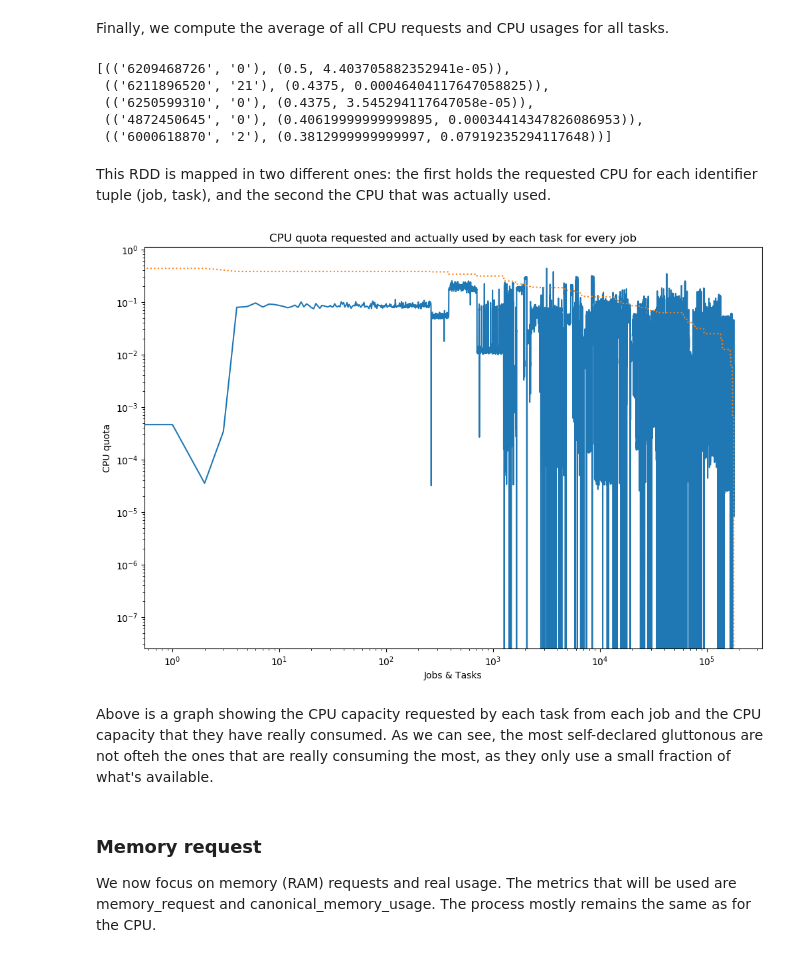
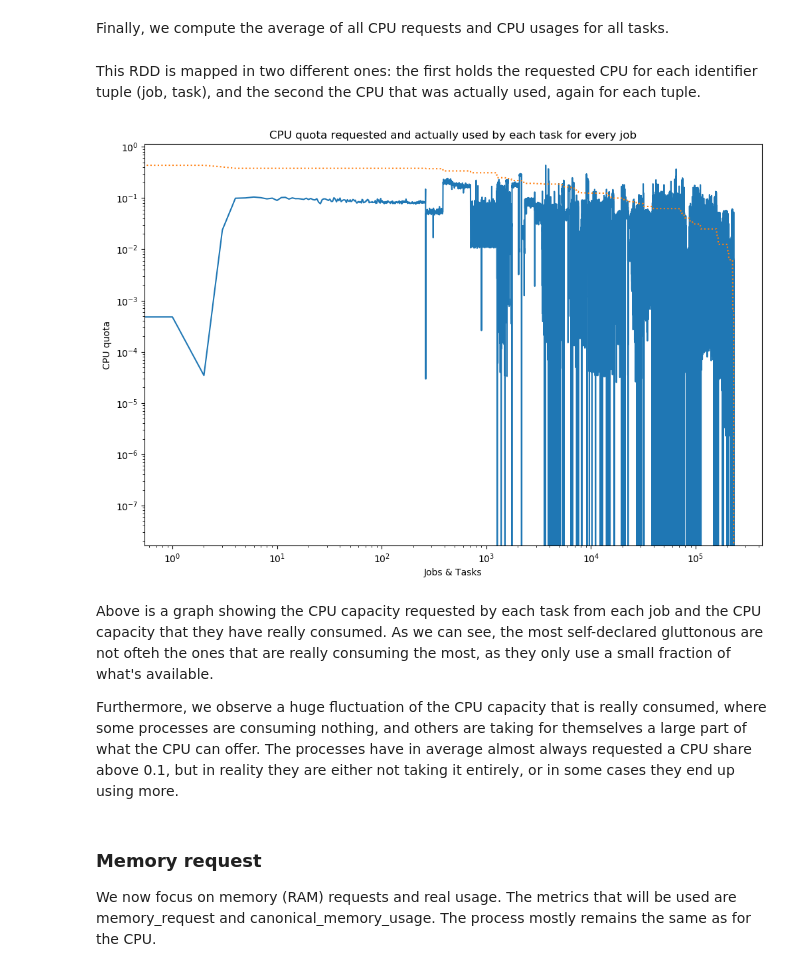
Before and after one commit to templierw/spark_lab, a Jupyter notebook: lab.ipynb, the cells around one changed output. Cells and saved outputs as stored; diff of their text form; code cells hidden in the pictures.

```diff
--- a/lab.ipynb
+++ b/lab.ipynb
@@ -320,3 +331,5 @@ cpu_cons.take(5)
+# %%
+cpu_consumption = cpu_requests.join(cpu_used)
 # %% [markdown]
 From the joined structure, we do a combine by key to find, for each job and task, each CPU request done and the CPU that was indeed used at the time.
 # %%
@@ -329,5 +342,4 @@ def avg_merge(old, new):
 def avg_cmb(old, new):
     return (old[0]+new[0],old[1]+new[1],old[2]+new[2])
 
-cpu_cons_avg = cpu_cons.combineByKey(avg_init,avg_merge, avg_cmb)
-cpu_cons_avg.take(10)
+average_cpu_consumption = cpu_consumption.combineByKey(avg_init,avg_merge, avg_cmb)
@@ -345,34 +346,39 @@ cpu_cons_avg.take(10)
 # %% [markdown]
 Finally, we compute the average of all CPU requests and CPU usages for all tasks.
 # %%
-final = cpu_cons_avg.mapValues(lambda x: (x[0]/x[2],x[1]/x[2])).sortBy(lambda x: x[1][0], ascending=False)
-final.take(5)
+total_average_cpu_consumption = average_cpu_consumption.mapValues(lambda x: (x[0]/x[2],x[1]/x[2])).sortBy(lambda x: x[1][0], ascending=False)
-# %% [output]
-[(('6209468726', '0'), (0.5, 4.403705882352941e-05)),
- (('6211896520', '21'), (0.4375, 0.00046404117647058825)),
- (('6250599310', '0'), (0.4375, 3.545294117647058e-05)),
- (('4872450645', '0'), (0.40619999999999895, 0.00034414347826086953)),
- (('6000618870', '2'), (0.3812999999999997, 0.07919235294117648))]
 # %% [markdown]
-This RDD is mapped in two different ones: the first holds the requested CPU for each identifier tuple (job, task), and the second the CPU that was actually used.
+This RDD is mapped in two different ones: the first holds the requested CPU for each identifier tuple (job, task), and the second the CPU that was actually used, again for each tuple.
 # %%
-jt_req = final.map(lambda x: (x[0], x[1][0]))
-jt_real = final.map(lambda x: (x[0], x[1][1]))
+jt_req = total_average_cpu_consumption.map(lambda x: (x[0], x[1][0]))
+jt_real = total_average_cpu_consumption.map(lambda x: (x[0], x[1][1]))
 # %%
+# Converting the tuples in integer identifiers.  We don't really need to know the job and task id for each point,
+# so this is fine.
 job_task_id = np.arange(len(jt_req.collectAsMap().keys()))
 
-plt.plot(job_task_id, list(jt_real.collectAsMap().values()), linestyle='solid')
+# First plot: real CPU consumed
+plt.plot(job_task_id, list(jt_real.collectAsMap().values()))
+
+# Second plot: requested CPU
 plt.plot(job_task_id, list(jt_req.collectAsMap().values()), linestyle='dotted')
+
 plt.xlabel('Jobs & Tasks')
 plt.ylabel('CPU quota')
+
+# Same as the previous plots, use a log graph to avoid having a distorded graph
 plt.xscale("log")
 plt.yscale("log")
+
 plt.title("CPU quota requested and actually used by each task for every job")
+
 plt.show()
 # %% [output]
-[figure, old version]
+[figure, new version]
 # %% [markdown]
 Above is a graph showing the CPU capacity requested by each task from each job and the CPU capacity that they have really consumed. As we can see, the most self-declared gluttonous are not ofteh the ones that are really consuming the most, as they only use a small fraction of what's available.
+
+Furthermore, we observe a huge fluctuation of the CPU capacity that is really consumed, where some processes are consuming nothing, and others are taking for themselves a large part of what the CPU can offer. The processes have in average almost always requested a CPU share above 0.1, but in reality they are either not taking it entirely, or in some cases they end up using more.
 # %% [markdown]
 ### Memory request
 
```
Also changed, not shown: parts of 49 cells of this notebook, 2 other files.
